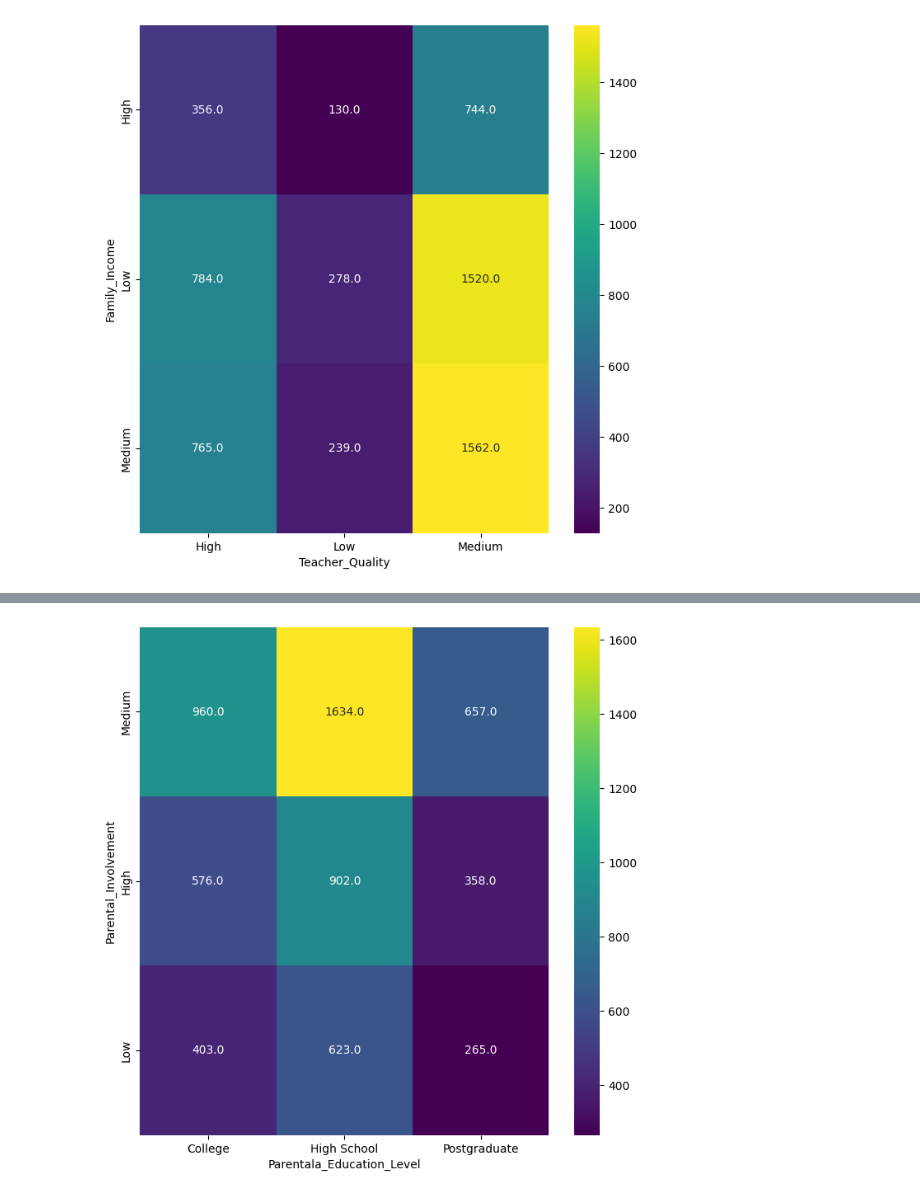
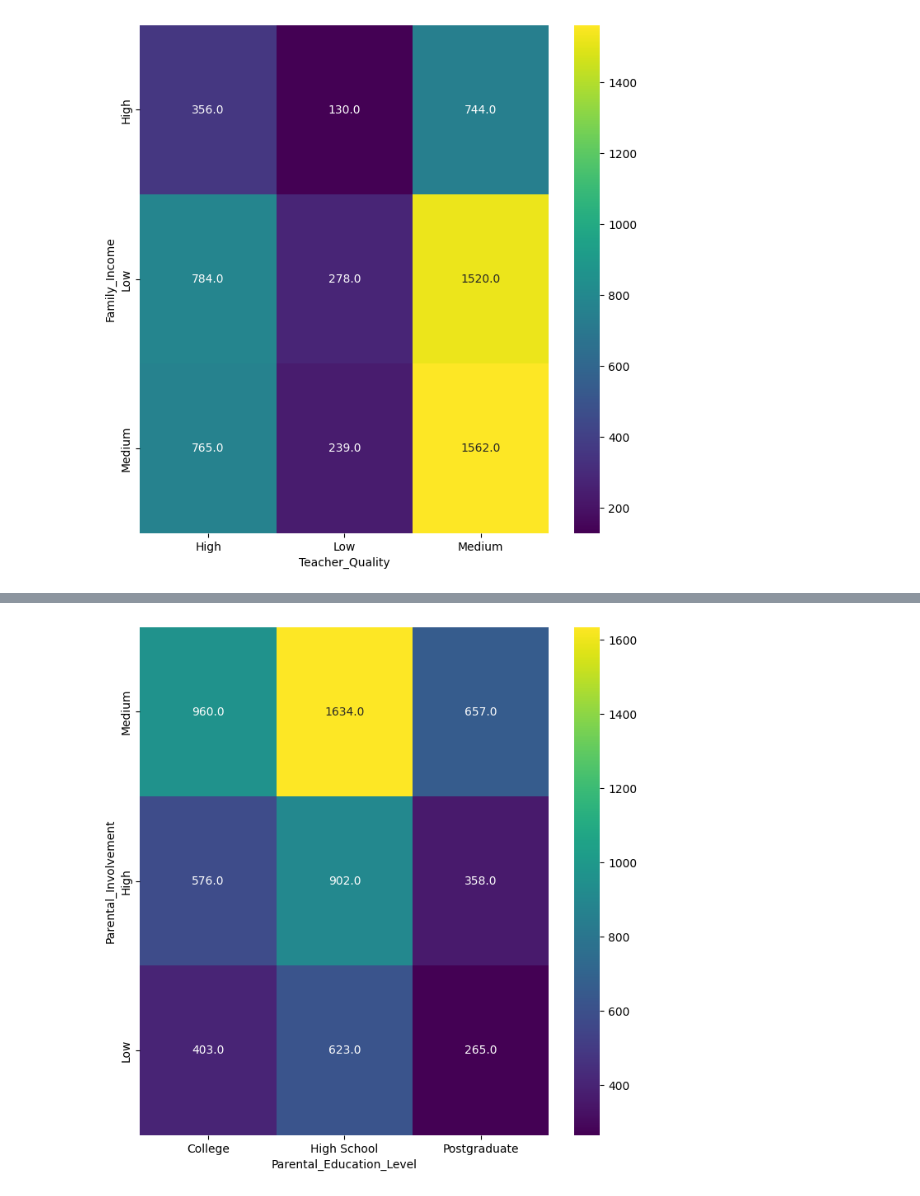
Before and after one commit to RidwanAkrom/ML_Ridwan-Akrom, a Jupyter notebook: ML_Ridwan_Akrom.ipynb, the cells around one changed output, grey strips where cells are left out. Saved outputs shown, nothing was run; the diff lists cells and outputs as text; code cells hidden in the pictures.

```diff
--- a/ML_Ridwan_Akrom.ipynb
+++ b/ML_Ridwan_Akrom.ipynb
@@ -7,5 +11,6 @@ import seaborn as sns
 # %%
-df = pd.read_csv('/content/StudentPerformanceFactors.csv')
+#importing dataset
+df = pd.read_csv('StudentPerformanceFactors.csv')
 df.head(5)
 # %% [output]
 |  | Hours_Studied | Attendance | Parental_Involvement | Access_to_Resources | Extracurricular_Activities | ... |
@@ -170,11 +205,12 @@ _ = plt.ylabel('Family_Income')
 # %%
+#Heatmap visualization on Parental_Involvement and Paental_Education_Level
 plt.subplots(figsize=(8, 8))
 df_2dhist = pd.DataFrame({
     x_label: grp['Parental_Involvement'].value_counts()
     for x_label, grp in df.groupby('Parental_Education_Level')
 })
 sns.heatmap(df_2dhist, cmap='viridis', annot=True, fmt=".1f")
-plt.xlabel('Parentala_Education_Level')
+plt.xlabel('Parental_Education_Level')
 _ = plt.ylabel('Parental_Involvement')
 # %% [output]
-[figure, old version]
+[figure, new version]
```
Also changed, not shown: parts of 38 cells of this notebook, 2 other files.
